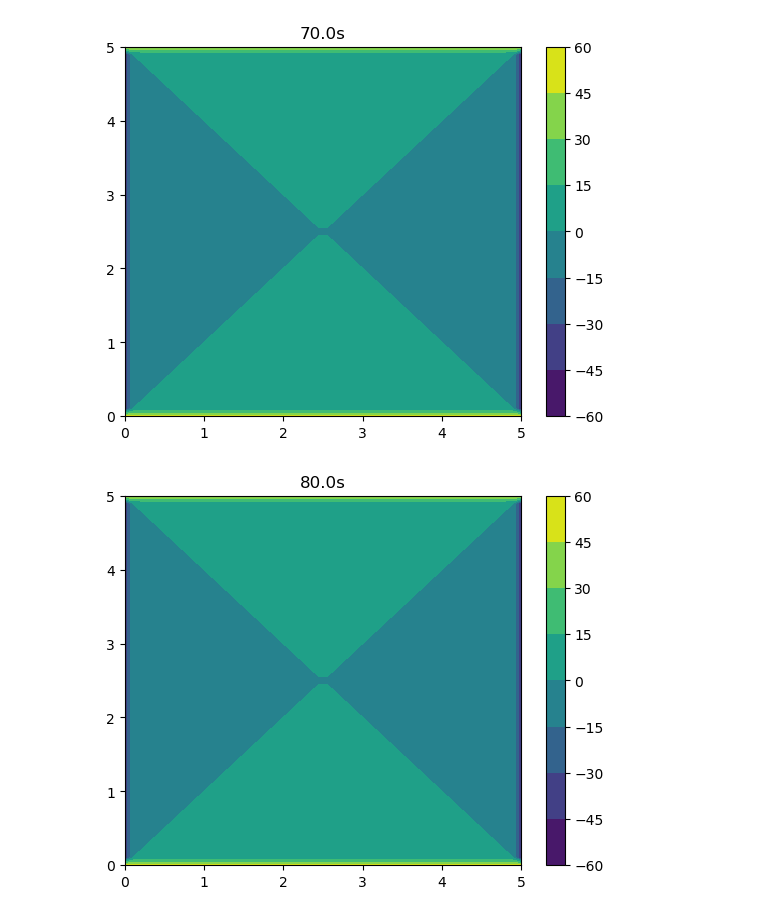
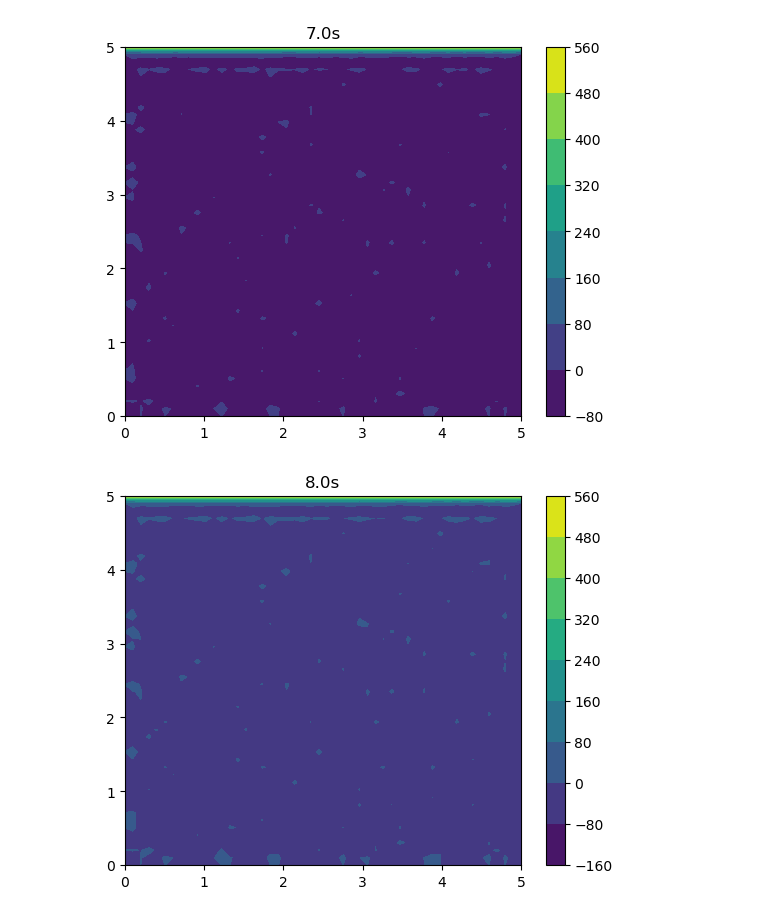
Before and after one commit to alhazacod/heat_eq_t_dependant_boundary, a Jupyter notebook: diffusion.ipynb, the cells around one changed output. Cells and saved outputs as stored; diff of their text form; code cells hidden in the pictures.

Commit message:
nonfunctional difussion solver

```diff
--- a/diffusion.ipynb
+++ b/diffusion.ipynb
@@ -14,16 +14,15 @@ def solver_difussion(boundary, dims, res, niter, tf, alpha, r_seed=None):
     phi[0,:] = boundary['bottom']
     phi[-1,:] = boundary['top']
 
-    phidt = phi.copy()
+    phi_new = phi.copy()
 
     for t in range(niter):
         for i in range(1, res[0]-1):
             for j in range(1, res[1]-1):
-                phidt[i,j] = alpha*(tf/niter)*((phi[i+1,j]-2*phi[i,j]+phi[i-1,j])/(dims[0]/res[0])+
-                                               (phi[i,j+1]-2*phi[i,j]+phi[i,j-1])/(dims[1]/res[1]))
-        phi = phidt
+                phi_new[i,j] = ((tf/niter)*alpha/((dims[0]/res[0])**2))*(phi[i+1,j]+phi[i-1,j]+phi[i,j+1]+phi[i,j-1]-4*phi[i,j])-phi[i,j]
+        phi = phi_new
 
-        if ((tf/niter)*t)%10==0:
+        if ((tf/niter)*t)%1==0:
             plt.contourf(x,y,phi)
             plt.title(f'{(tf/niter)*t}s')
             plt.colorbar()
@@ -31,11 +30,11 @@ def solver_difussion(boundary, dims, res, niter, tf, alpha, r_seed=None):
 
     return x, y, phi
 # %%
-boundary = {'top':50,
-         'bottom':50,
-         'left':-50,
-         'right':-50}
+boundary = {'top':500,
+         'bottom':0,
+         'left':0,
+         'right':0}
 
 #         solver_difussion(boundary, dims, res, niter, tf, alpha, r_seed=None):
-x,y,phi = solver_difussion(boundary,(5,5),(50,50),1000,100,0.01)
+x,y,phi = solver_difussion(boundary,(5,5),(50,50),100,10,0.001)
 # %% [output]
@@ -49,2 +48,2 @@ x,y,phi = solver_difussion(boundary,(5,5),(50,50),1000,100,0.01)
-[figure, old version]
+[figure, new version]
-[figure, old version]
+[figure, new version]
```
Also changed, not shown: parts of 1 cell of this notebook.
